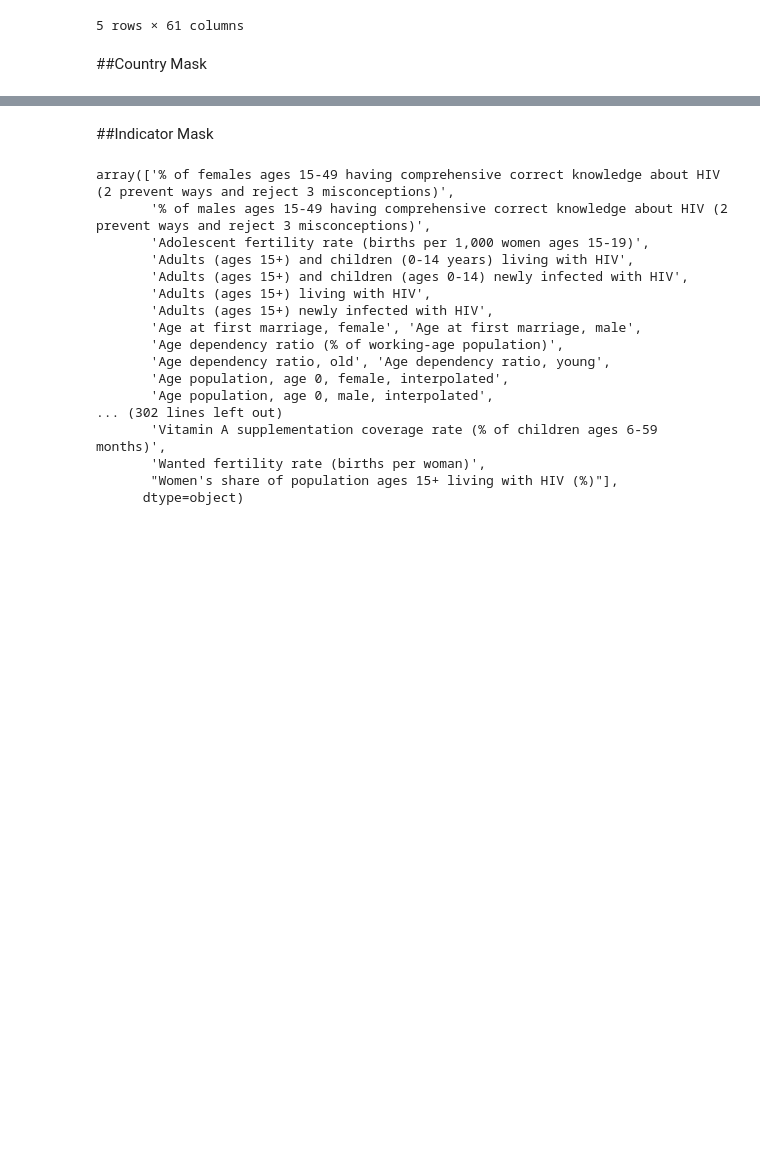
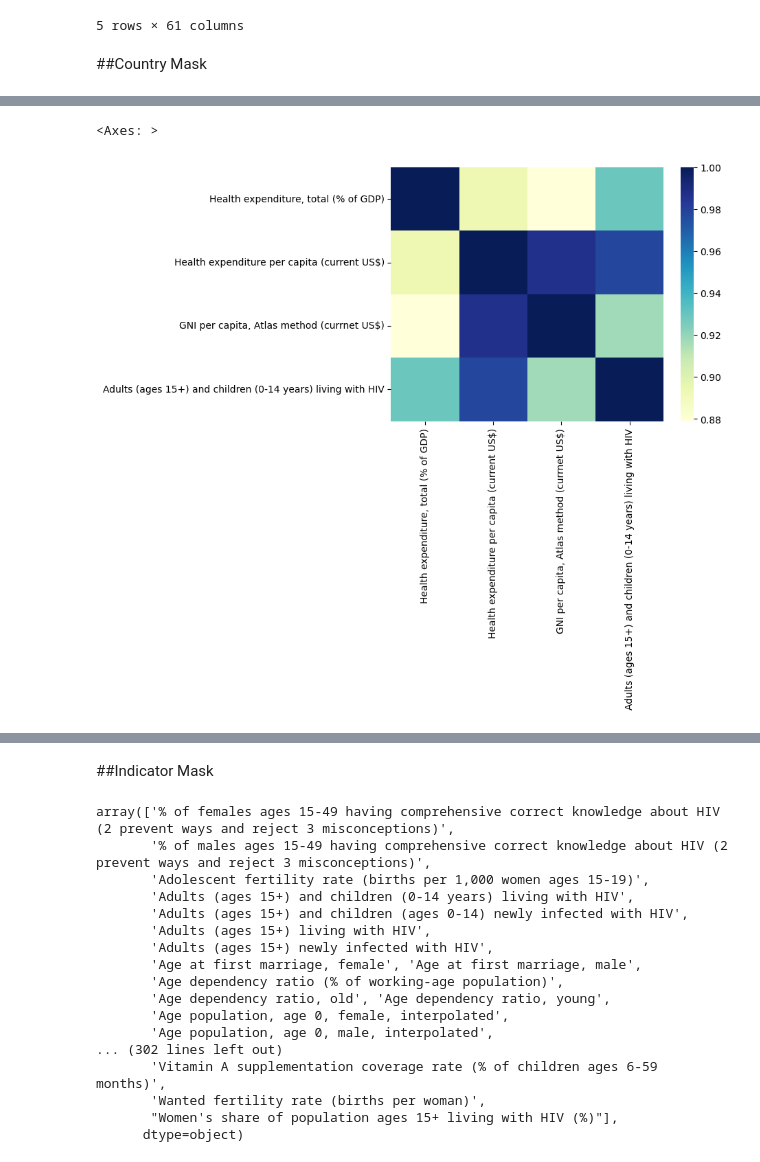
Before and after one commit to jhardin7612/python_eda_case_study, a Jupyter notebook: blake.ipynb, the cells around one changed output, grey strips where cells are left out. Cells and saved outputs as stored; diff of their text form; code cells hidden in the pictures; blank space fills up the shorter version.

```diff
--- a/blake.ipynb
+++ b/blake.ipynb
@@ -21,0 +48,10 @@ country_filter = (df['Country Name'] == 'World')
+# %%
+df4 = df3.drop(['Indicator Code','Country Code'])
+df4.columns = df3.loc['Indicator Name']
+#bool_mask = df3.loc['Country Name'] == [['Lithuania', 'Latvia', 'Estonia', 'Bosnia', 'Serbia', 'Bulgaria', 'Albania', 'Montenegro', 'North Macedonia','Kosovo', 'Greece','Croatia', 'Romania', 'Turkey', 'Slovenia']]
+# %%
+df4 = df4[['Health expenditure, total (% of GDP)','Health expenditure per capita (current US$)','GNI per capita, Atlas method (current US$)','Adults (ages 15+) and children (0-14 years) living with HIV']]
+df4 = df4.drop('Country Name')
+df4 = df4.drop('Indicator Name')
+df4 = df4.dropna(axis=1, how='all')
+df4.head()
@@ -21,0 +106,8 @@ country_filter = (df['Country Name'] == 'World')
+# %%
+df4['Health expenditure, total (% of GDP)'] = df4[df4.columns[0:12]].mean(axis=1)
+df4['Health expenditure per capita (current US$)'] = df4[df4.columns[12:24]].mean(axis=1)
+df4['GNI per capita, Atlas method (currnet US$)'] = df4[df4.columns[24:37]].mean(axis=1)
+df4['Adults (ages 15+) and children (0-14 years) living with HIV'] = df4[df4.columns[37:]].mean(axis=1)
+final_df = df4[['Health expenditure, total (% of GDP)','Health expenditure per capita (current US$)','GNI per capita, Atlas method (currnet US$)','Adults (ages 15+) and children (0-14 years) living with HIV']]
+final_df = final_df.drop('Unnamed: 60')
+final_df
@@ -21,0 +132,5 @@ country_filter = (df['Country Name'] == 'World')
+# %%
+sns.heatmap(final_df.corr(), cmap="YlGnBu")
+# %% [output]
+<Axes: >
+[figure, added]
```
Also changed, not shown: parts of 33 cells of this notebook.
